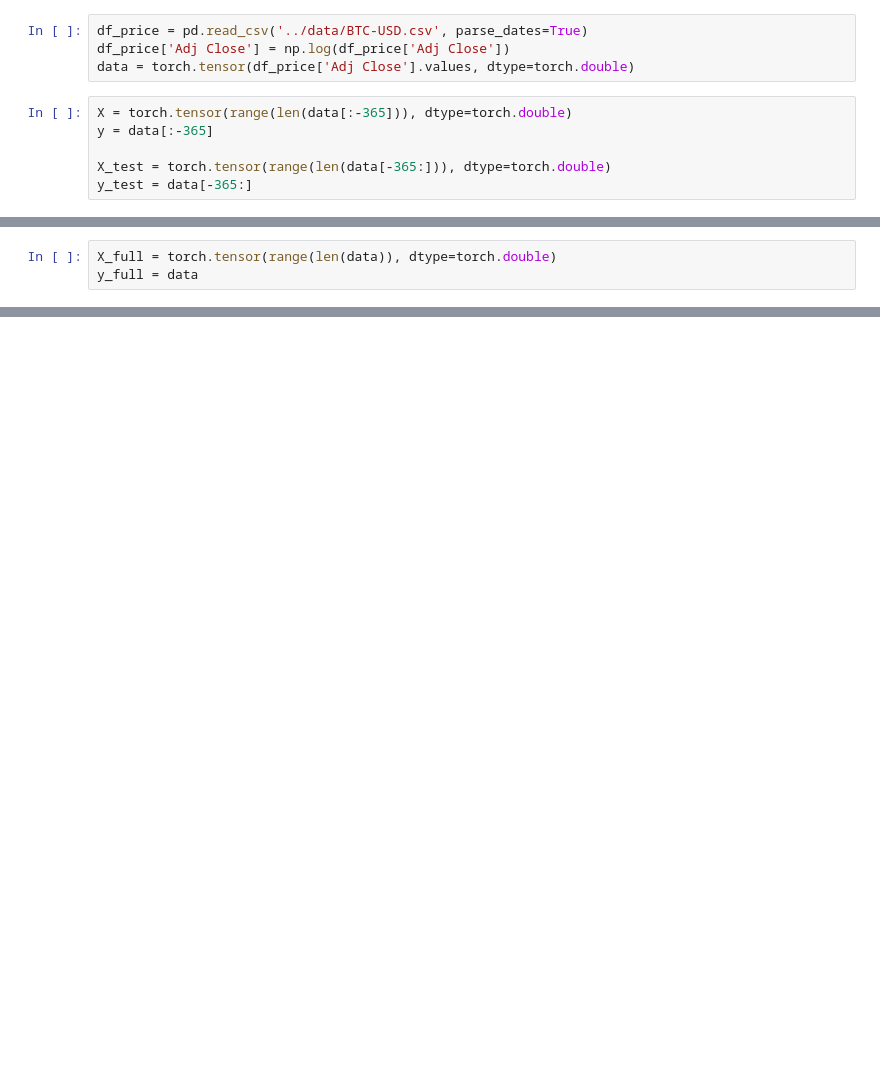
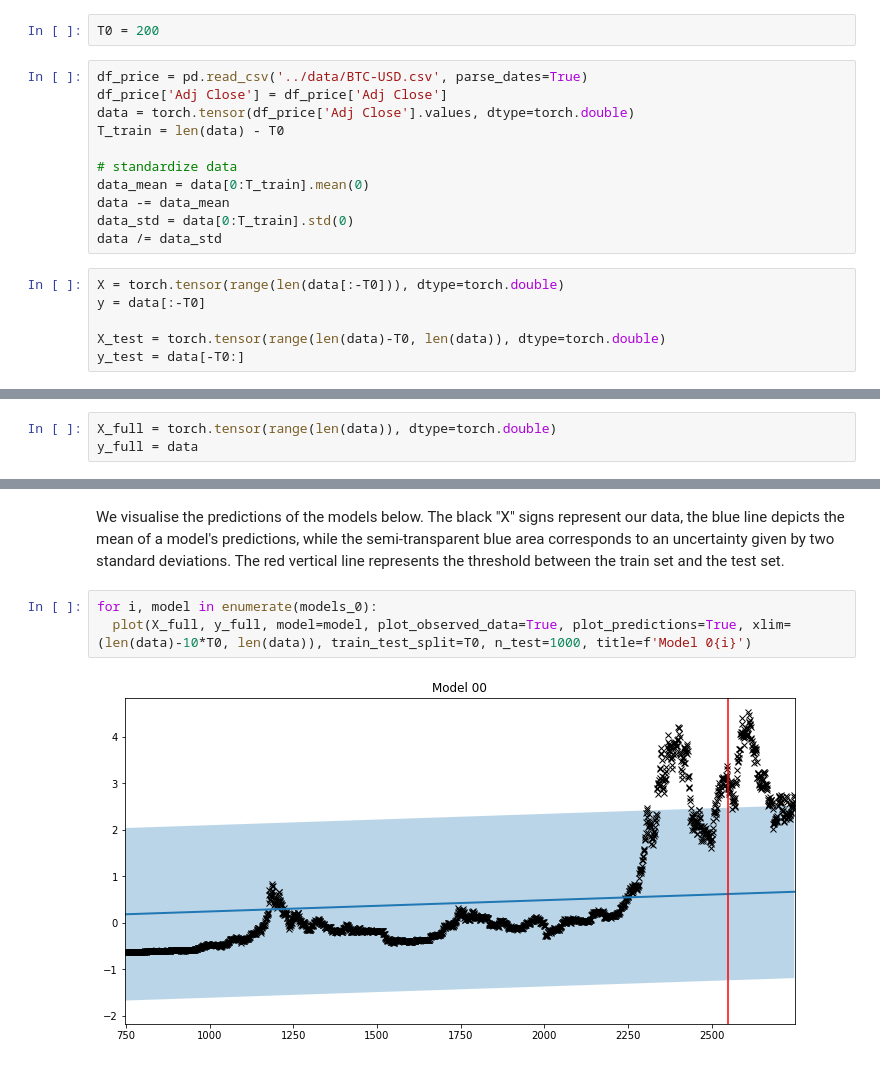
Before and after one commit to mateuszw314/MakeUsRichProject, a Jupyter notebook: notebooks/GaussianProcess.ipynb, the cells around one changed output, grey strips where cells are left out. Saved outputs shown, nothing was run; the diff lists cells and outputs as text; blank space fills up the shorter version.

```diff
--- a/notebooks/GaussianProcess.ipynb
+++ b/notebooks/GaussianProcess.ipynb
@@ -67,10 +74,19 @@ def plot(
+# %%
+T0 = 200
 # %%
 df_price = pd.read_csv('../data/BTC-USD.csv', parse_dates=True)
-df_price['Adj Close'] = np.log(df_price['Adj Close'])
+df_price['Adj Close'] = df_price['Adj Close']
 data = torch.tensor(df_price['Adj Close'].values, dtype=torch.double)
+T_train = len(data) - T0
+
+# standardize data
+data_mean = data[0:T_train].mean(0)
+data -= data_mean
+data_std = data[0:T_train].std(0)
+data /= data_std
 # %%
-X = torch.tensor(range(len(data[:-365])), dtype=torch.double)
-y = data[:-365]
+X = torch.tensor(range(len(data[:-T0])), dtype=torch.double)
+y = data[:-T0]
 
-X_test = torch.tensor(range(len(data[-365:])), dtype=torch.double)
-y_test = data[-365:]
+X_test = torch.tensor(range(len(data)-T0, len(data)), dtype=torch.double)
+y_test = data[-T0:]
@@ -109,0 +147,7 @@ y_full = data
+# %% [markdown]
+We visualise the predictions of the models below. The black "X" signs represent our data, the blue line depicts the mean of a model's predictions, while the semi-transparent blue area corresponds to an uncertainty given by two standard deviations. The red vertical line represents the threshold between the train set and the test set.
+# %%
+for i, model in enumerate(models_0):
+  plot(X_full, y_full, model=model, plot_observed_data=True, plot_predictions=True, xlim=(len(data)-10*T0, len(data)), train_test_split=T0, n_test=1000, title=f'Model 0{i}')
+# %% [output]
+[figure, added]
```
Also changed, not shown: parts of 36 cells of this notebook, 1 other file.
